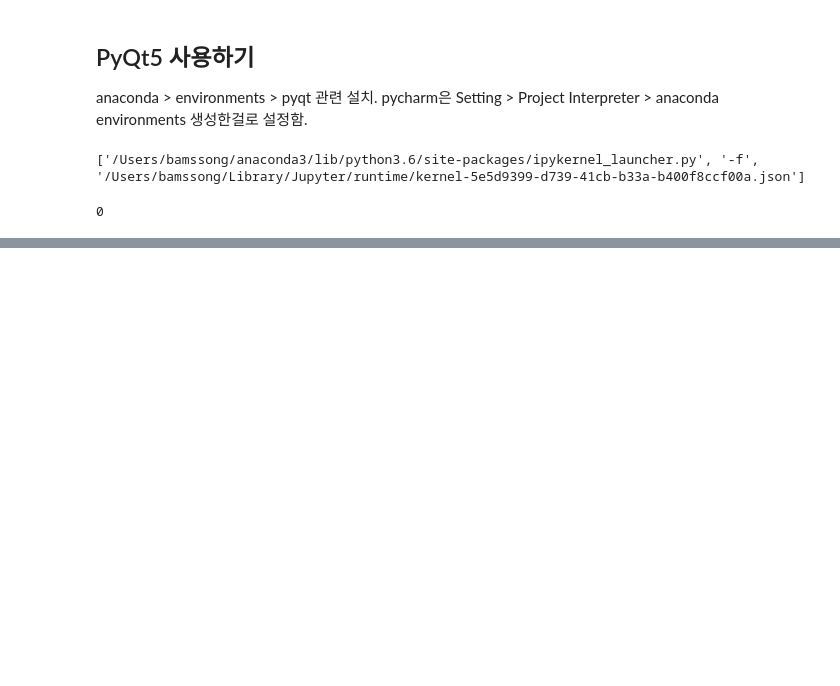
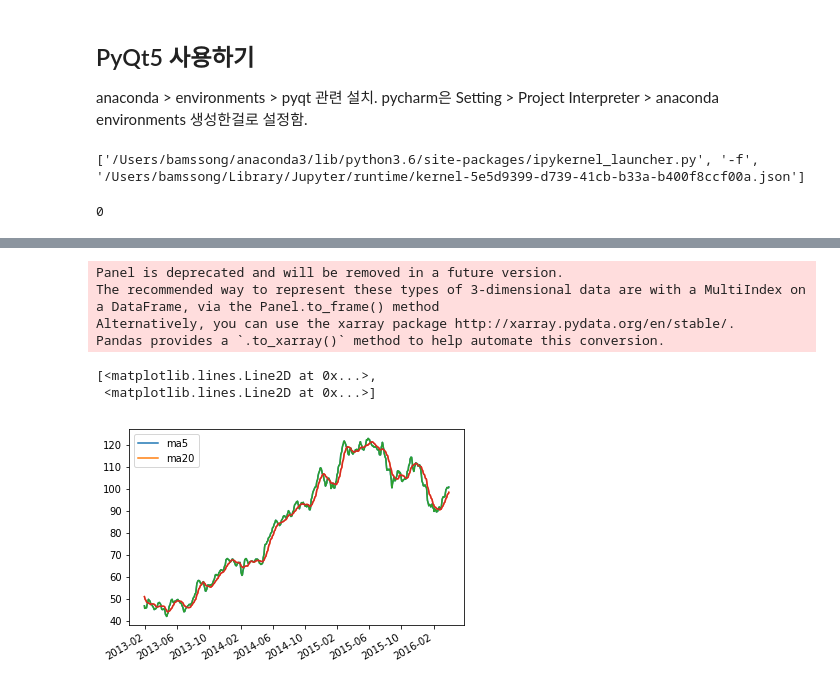
Before and after one commit to bamssong/python, a Jupyter notebook: chapter2/study.ipynb, the cells around one changed output, grey strips where cells are left out. Saved outputs shown, nothing was run; the diff lists cells and outputs as text; code cells hidden in the pictures; blank space fills up the shorter version.

```diff
--- a/chapter2/study.ipynb
+++ b/chapter2/study.ipynb
@@ -208,0 +323,47 @@ app.exec_()
+# %%
+# 이동평균선 알고리즘에 대한 백테스팅
+
+# 애플 주식 코드.
+code = 'AAPL'
+# aapl_zipline : data
+data = aapl_zipline
+
+def initialize(context):
+    context.i = 0
+    context.count = 0
+    context.sym = symbol(code)
+
+def handle_data(context, _data):
+    context.i += 1
+    if context.i < 20:
+        return
+
+    ma5 = _data.history(context.sym, 'price', 5, '1d').mean()
+    ma20 = _data.history(context.sym, 'price', 20, '1d').mean()
+
+    if ma5 > ma20:
+        order_target(context.sym, 1)
+        context.count = context.count + 1
+    else:
+        order_target(context.sym, -1)
+        context.count = context.count - 1
+
+    record(code=_data.current(context.sym, "price"), ma5=ma5, ma20=ma20, count=context.count)
+
+
+algo = TradingAlgorithm(initialize=initialize, handle_data=handle_data)
+result = algo.run(data)
+# type(result)
+result[['ma5', 'ma20']].plot()
+plt.plot(result.index, result[['ma5', 'ma20']])
+
+# result[['count']].plot()
+# plt.plot(result.index, result[['count']])
+# %% [output]
+Panel is deprecated and will be removed in a future version.
+The recommended way to represent these types of 3-dimensional data are with a MultiIndex on a DataFrame, via the Panel.to_frame() method
+Alternatively, you can use the xarray package http://xarray.pydata.org/en/stable/.
+Pandas provides a `.to_xarray()` method to help automate this conversion.
+[<matplotlib.lines.Line2D at 0x...>,
+ <matplotlib.lines.Line2D at 0x...>]
+[figure, added]
```
Also changed, not shown: parts of 6 cells of this notebook, 3 other files.
